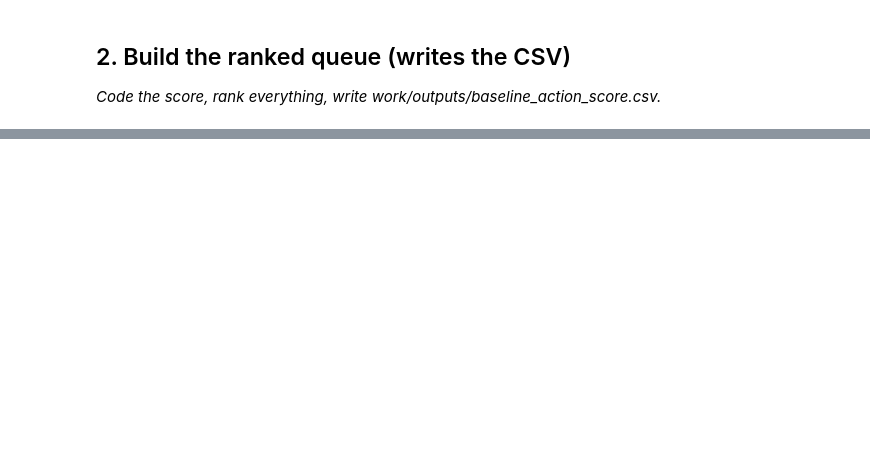
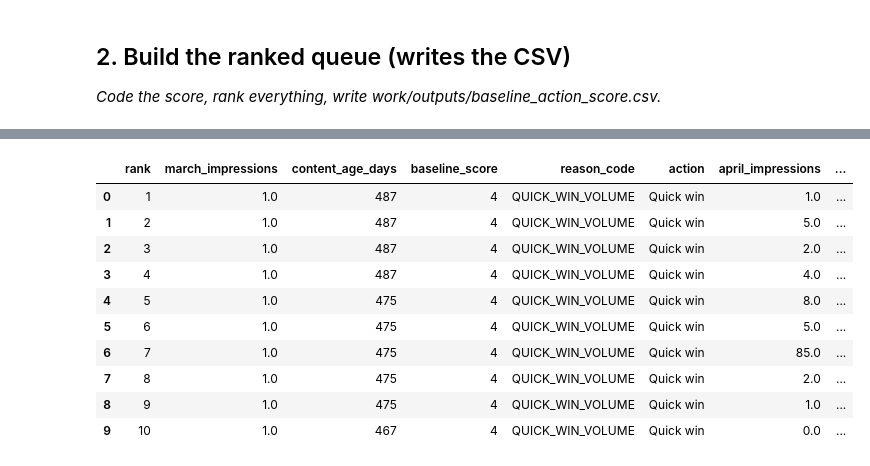
Before and after one commit to lakeshkumarkhatri/flyrank-ml, a Jupyter notebook: work/notebooks/w04_baseline_score.ipynb, the cells around one changed output, grey strips where cells are left out. Saved outputs shown, nothing was run; the diff lists cells and outputs as text; code cells hidden in the pictures; blank space fills up the shorter version.

```diff
--- a/work/notebooks/w04_baseline_score.ipynb
+++ b/work/notebooks/w04_baseline_score.ipynb
@@ -585,6 +593,58 @@ dtype: int64
 # %%
 # This cell is for CODE (numbers, a query, a check).
 # Write your text answer in the cell ABOVE this one — typing sentences here breaks Run All.
+
+# Top-10 review with observed April performance
+
+top10 = ranked_queue.head(10).copy()
+
+april_review = con.sql(f"""
+SELECT
+    client_hash_id,
+    content_hash_id,
+    SUM(gsc_impressions) AS april_impressions,
+    SUM(gsc_clicks) AS april_clicks
+FROM {fact}
+WHERE month = '2026-04'
+GROUP BY client_hash_id, content_hash_id
+""").df()
+
+top10_review = top10.merge(
+    april_review,
+    on=["client_hash_id", "content_hash_id"],
+    how="left"
+)
+
+top10_review["impression_change"] = (
+    top10_review["april_impressions"]
+    - top10_review["march_impressions"]
+)
+
+top10_review[
+    [
+        "rank",
+        "march_impressions",
+        "content_age_days",
+        "baseline_score",
+        "reason_code",
+        "action",
+        "april_impressions",
+        "april_clicks",
+        "impression_change"
+    ]
+]
+# %% [output]
+|  | rank | march_impressions | content_age_days | baseline_score | reason_code | action | april_impressions | ... |
+| 0 | 1 | 1.0 | 487 | 4 | QUICK_WIN_VOLUME | Quick win | 1.0 | ... |
+| 1 | 2 | 1.0 | 487 | 4 | QUICK_WIN_VOLUME | Quick win | 5.0 | ... |
+| 2 | 3 | 1.0 | 487 | 4 | QUICK_WIN_VOLUME | Quick win | 2.0 | ... |
+| 3 | 4 | 1.0 | 487 | 4 | QUICK_WIN_VOLUME | Quick win | 4.0 | ... |
+| 4 | 5 | 1.0 | 475 | 4 | QUICK_WIN_VOLUME | Quick win | 8.0 | ... |
+| 5 | 6 | 1.0 | 475 | 4 | QUICK_WIN_VOLUME | Quick win | 5.0 | ... |
+| 6 | 7 | 1.0 | 475 | 4 | QUICK_WIN_VOLUME | Quick win | 85.0 | ... |
+| 7 | 8 | 1.0 | 475 | 4 | QUICK_WIN_VOLUME | Quick win | 2.0 | ... |
+| 8 | 9 | 1.0 | 475 | 4 | QUICK_WIN_VOLUME | Quick win | 1.0 | ... |
+| 9 | 10 | 1.0 | 467 | 4 | QUICK_WIN_VOLUME | Quick win | 0.0 | ... |
 # %% [markdown]
 ## 4. Weak picks + leakage check
 
```
Also changed, not shown: parts of 9 cells of this notebook.
